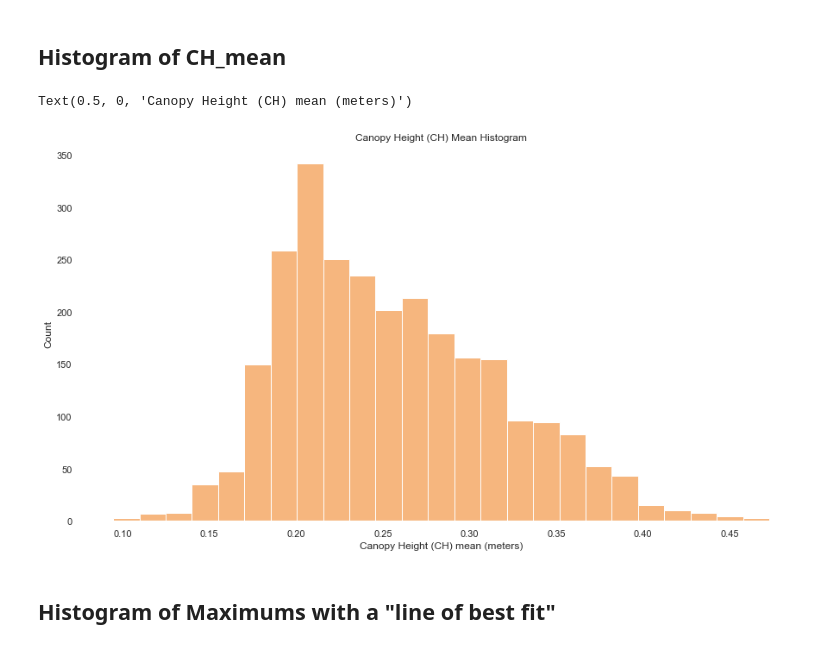
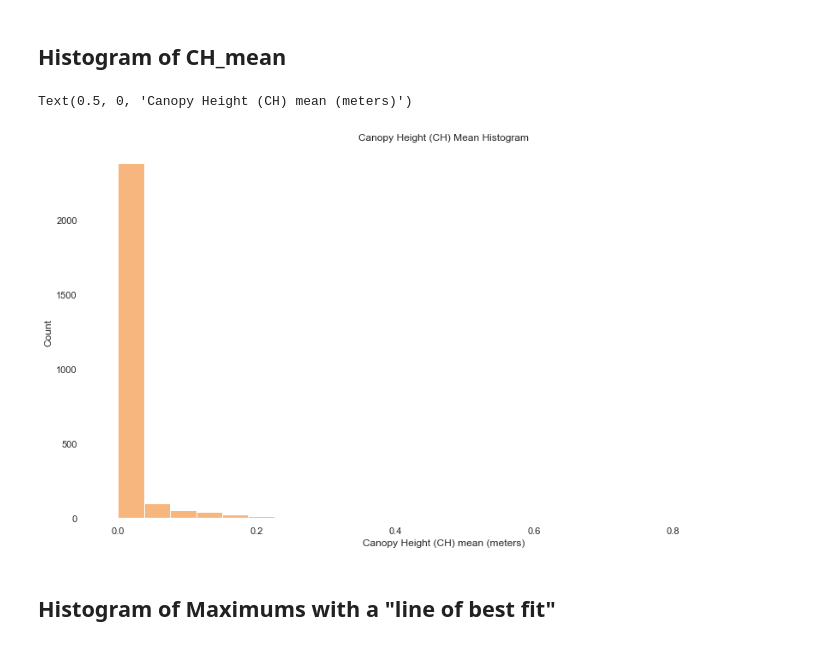
Before and after one commit to kh-bh/EarthScienceSVSM, a Jupyter notebook: EDA Analysis Folder/EDA Earth Science (2017 data) (JORN).ipynb, the cells around one changed output. Saved outputs shown, nothing was run; the diff lists cells and outputs as text; code cells hidden in the pictures.

Commit message:
updated JORN

```diff
--- a/EDA Analysis Folder/EDA Earth Science (2017 data) (JORN).ipynb
+++ b/EDA Analysis Folder/EDA Earth Science (2017 data) (JORN).ipynb
@@ -16,7 +16,7 @@ import seaborn as sns
 - SAVI - soil-adjusted vegetation index
 - Veg_class - vegetation classification
 # %%
-df = pd.read_csv("JORN17_dataset_v1.csv")
+df = pd.read_csv("JORN17_dataset_v2.csv")
 df.isnull().sum()
 df.dropna(axis=0,inplace=True)
 # %% [markdown]
@@ -24,14 +24,14 @@ df.dropna(axis=0,inplace=True)
 # %%
 sns.set(rc={"figure.figsize":(15,8)})
 plt.figure()
 plt.rcParams.update({'axes.facecolor':'white'})
 plt.grid(False)
-sns.histplot(x=i,data=df,color="#f39e53", bins = 25)
+sns.histplot(x="CH_mean",data=df,color="#f39e53", bins = 25)
 plt.title("Canopy Height (CH) Mean Histogram")
 plt.xlabel("Canopy Height (CH) mean (meters)")
 # %% [output]
 Text(0.5, 0, 'Canopy Height (CH) mean (meters)')
-[figure, old version]
+[figure, new version]
 # %% [markdown]
 ## Histogram of Maximums with a "line of best fit"
 # %%
```
Also changed, not shown: parts of 5 cells of this notebook, 5 other files.
